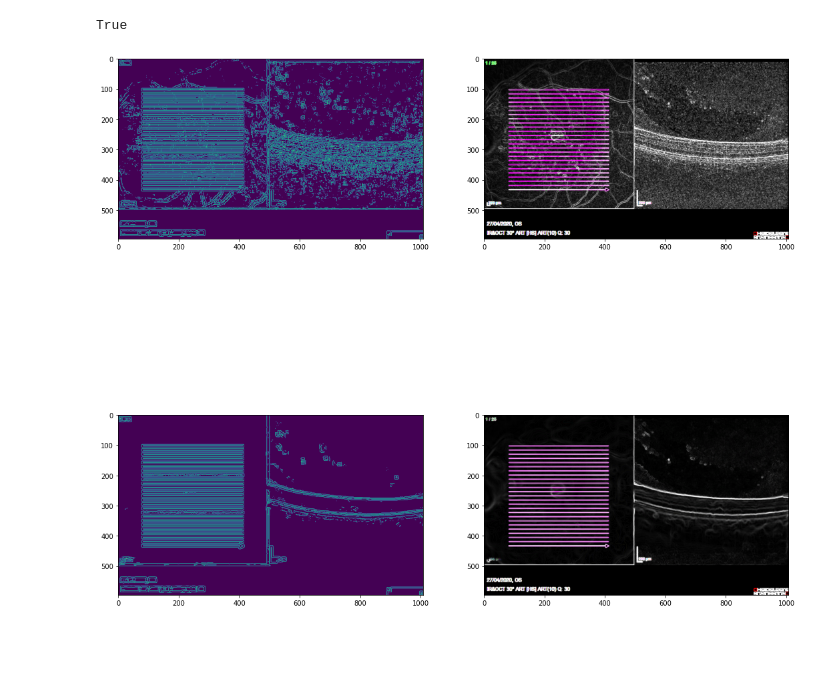
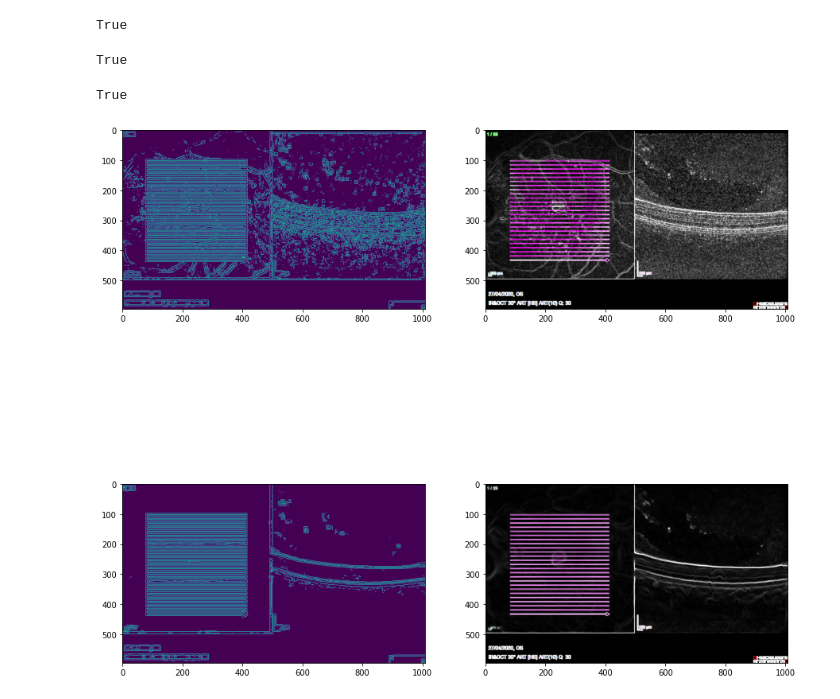
Before and after one commit to musman2012/imaging-research, a Jupyter notebook: OpenCV/WorkingwithOCTImages.ipynb, the cells around one changed output. Cells and saved outputs as stored; diff of their text form; code cells hidden in the pictures; blank space fills up the shorter version.

```diff
--- a/OpenCV/WorkingwithOCTImages.ipynb
+++ b/OpenCV/WorkingwithOCTImages.ipynb
@@ -50,22 +50,38 @@ cv.imwrite("binary.png",binary1)
 cv.imwrite("binary_dn.png",binary_dn)
 # %% [output]
 True
+# %%
+img_an = cv.imread('/content/DH014.tif')
+oneimage_an = cv.fastNlMeansDenoisingColored(img_an,None,30,10,7,21)
+grad1_an = detect_edges(img_an)
+grad_denoise_an = detect_edges(oneimage_an)
+cv.imwrite("magnitude_dn_an.png", grad_denoise_an)
+cv.imwrite("magnitude_an.png", grad1_an)
+# %% [output]
+True
+# %%
+(ret1_an, binary1_an) = return_binary(img_an)
+(ret_dn_an, binary_dn_an) = return_binary(oneimage_an)
+cv.imwrite("binary_an.png",binary1_an)
+cv.imwrite("binary_dn_an.png",binary_dn_an)
+# %% [output]
+True
 # %%
 import matplotlib.image as mpimg
 
-fig = plt.figure(figsize=(18, 18))
+fig = plt.figure(figsize=(15, 15))
 bin = mpimg.imread('/content/binary.png')
 fig.add_subplot(2, 2, 1)
 plt.imshow(bin)
 mag = mpimg.imread('/content/magnitude.png')
 fig.add_subplot(2, 2, 2)
 plt.imshow(mag)
 bin_dn = mpimg.imread('/content/binary_dn.png')
 fig.add_subplot(2, 2, 3)
 plt.imshow(bin_dn)
 mag_dn = mpimg.imread('/content/magnitude_dn.png')
 fig.add_subplot(2, 2, 4)
 plt.imshow(mag_dn)
 plt.show()
 # %% [output]
-[figure, old version]
+[figure, new version]
```
Also changed, not shown: parts of 1 cell of this notebook.
